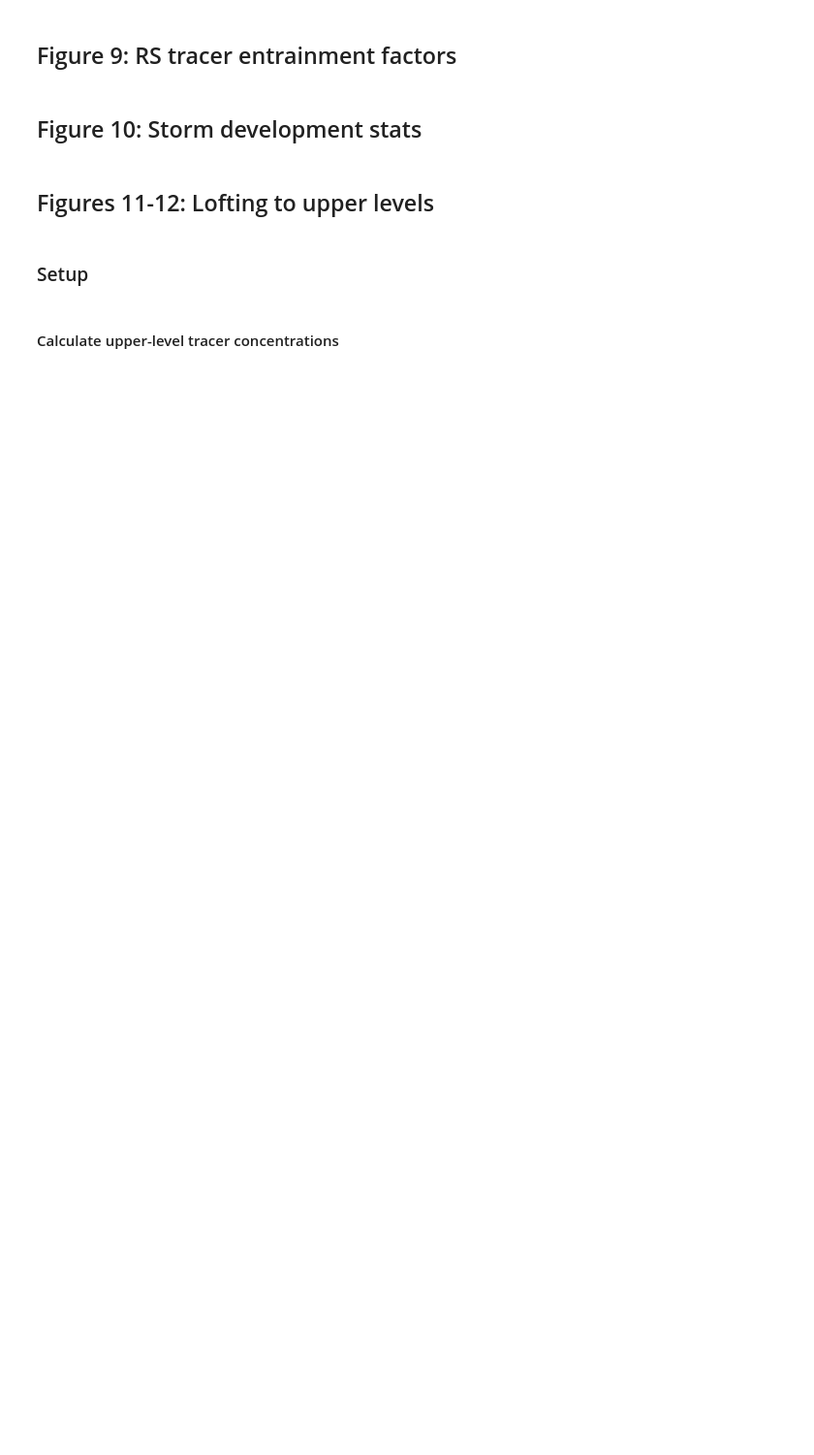
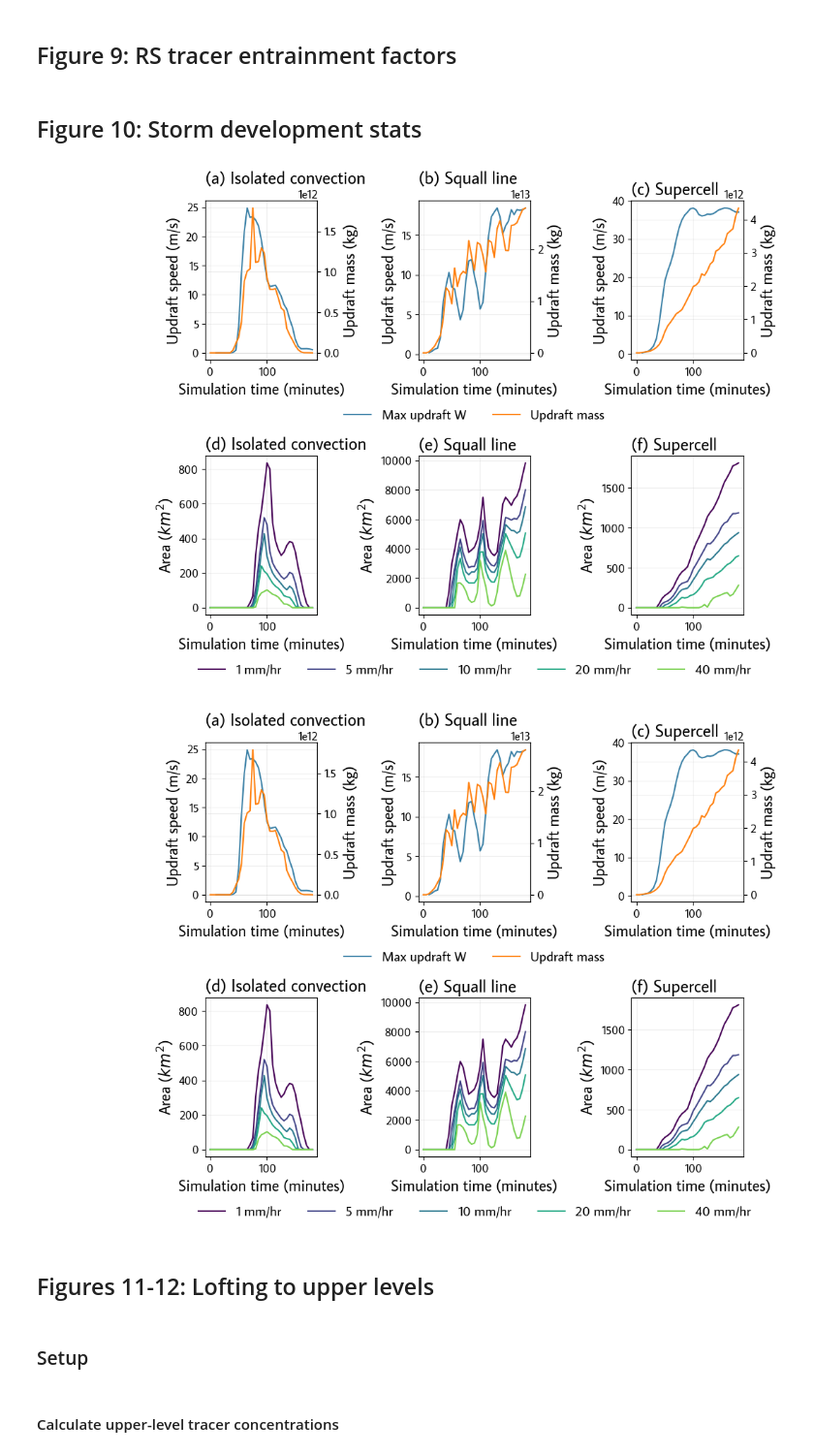
Before and after one commit to cmdavis4/tracer_paper, a Jupyter notebook: replication/analysis-tracerpaper.ipynb, the cells around one changed output. Shown at 97% size. Cells and saved outputs as stored; diff of their text form; code cells hidden in the pictures; blank space fills up the shorter version.

```diff
--- a/replication/analysis-tracerpaper.ipynb
+++ b/replication/analysis-tracerpaper.ipynb
@@ -1772,0 +1813,5 @@ save_figure_and_data()
+# %%
+# Look at values for -10
+for storm, inp_ds in n_inps[-10].items():
+    display(inp_ds.max().compute())
+    display(inp_ds.where(inp_ds > 0).compute().median())
@@ -1955,12 +2031,12 @@ reload(cm.plotting)
 updraft_speed_profiles = {}
 
 # Mean updraft speed
-for storm_ix, (storm, lite_ds) in tqdm(enumerate(storm_dss.items())):
-    lite_ds = lite_ds.where(lite_ds["in_analysis"] & lite_ds["in_updraft"]).sel(
-        {"z": slice(0, 16000)}
-    )
+for storm_ix, (storm, this_ul_lite_ds) in tqdm(enumerate(storm_dss.items())):
+    this_ul_lite_ds = this_ul_lite_ds.where(
+        this_ul_lite_ds["in_analysis"] & this_ul_lite_ds["in_updraft"]
+    ).sel({"z": slice(0, 16000)})
     updraft_speed_profiles[storm] = (
-        lite_ds["WC"].mean(["x", "y"], skipna=True).compute()
+        this_ul_lite_ds["WC"].mean(["x", "y"], skipna=True).compute()
     )
 
 fig, axs = plt.subplots(figsize=(10, 9), nrows=3, ncols=3, sharex=True, sharey=True)
@@ -2337,6 +2413,9 @@ def ss_rain(axs, ax_title_start_ix=0):
                 * 500**2
                 / 1e6,  # To make it square kilometers
                 label=f"{blt.RS_TRACER_THRESHOLDS_MM_HR[threshold_ix]} mm/hr",
+                color=mpl.colormaps[blt.PROGRESSIVE_CMAP](
+                    threshold_ix / len(blt.RS_TRACERS)
+                ),
             )
 
         ax.set_xlabel("Simulation time (minutes)")
@@ -2348,33 +2427,36 @@ def ss_rain(axs, ax_title_start_ix=0):
         # cm.plotting.clean_legend(
         # axs.flatten()[1],
         loc="center",
         bbox_to_anchor=(0.5, -0.35),
         # bbox_transform=fig.transFigure,
         ncol=5,
     )
 
 
 ss_max_w(axs[0])
 ss_rain(axs[1], ax_title_start_ix=3)
 
 # plt.tight_layout()
 # fig.subplots_adjust()
 
 cm.plotting.add_row_header(
     axs[0, 0],
     "Updraft max speed\nand mass",
     xycoords="figure fraction",
     xy=(0.05, 0.72),
 )
 cm.plotting.add_row_header(
     axs[1, 0],
     "Rainfall area",
     xycoords="figure fraction",
     xy=(0.05, 0.25),
 )
 
 blt.save_figure_data(figure_data, figure_name)
 cm.plotting.fig_multisave(fig, figure_name, blt.FIGS_DIR)
+# %% [output]
+[figure, added]
+[figure, added]
 # %% [markdown]
 ## Figures 11-12: Lofting to upper levels
 # %% [markdown]
```
Also changed, not shown: parts of 89 cells of this notebook, 10 other files.
